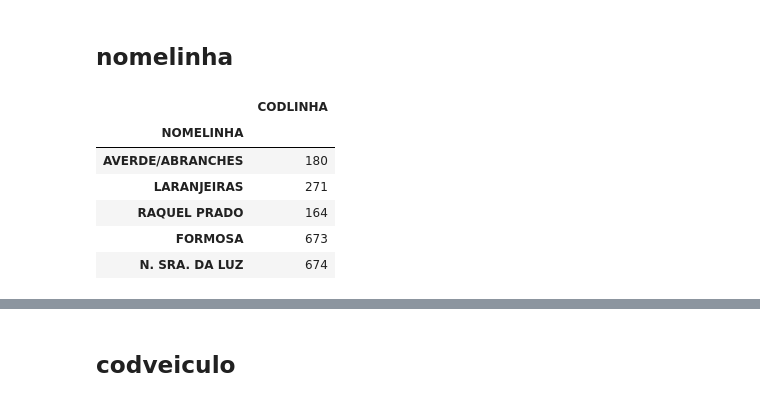
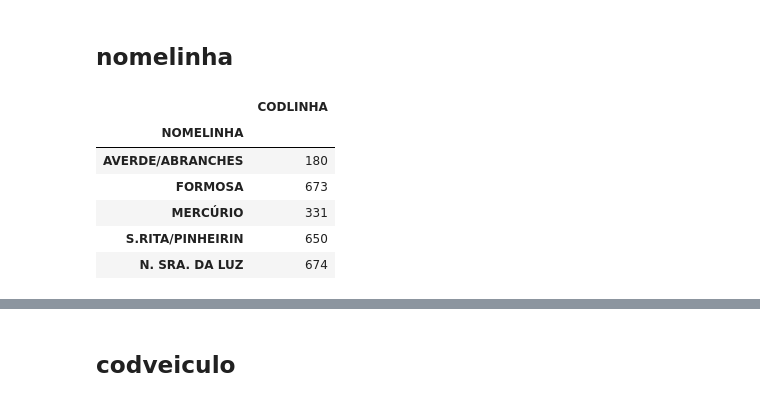
Before and after one commit to Tecnarca/data-quality-analyzer, a Jupyter notebook: Dati-orginali/Conversione file.ipynb, the cells around one changed output, grey strips where cells are left out. Saved outputs shown, nothing was run; the diff lists cells and outputs as text; code cells hidden in the pictures.

```diff
--- a/Dati-orginali/Conversione file.ipynb
+++ b/Dati-orginali/Conversione file.ipynb
@@ -492,15 +492,15 @@ df_dirt.head(10)
 # %% [markdown]
 ## nomelinha
 # %%
-list_linha = pd.read_csv("../csv-aggiuntivi/doc6-2015102521/list_linha.csv", index_col="NOMELINHA")
+list_linha = pd.read_csv("../csv-aggiuntivi/doc5-2015102421/list_linha.csv", index_col="NOMELINHA")
 list_linha.head(5)
 # %% [output]
 |  | CODLINHA |
 | NOMELINHA |  |
 | AVERDE/ABRANCHES | 180 |
-| LARANJEIRAS | 271 |
-| RAQUEL PRADO | 164 |
 | FORMOSA | 673 |
+| MERCÚRIO | 331 |
+| S.RITA/PINHEIRIN | 650 |
 | N. SRA. DA LUZ | 674 |
 # %%
 for i,row in tqdm(df_dirt.iterrows()):
```
Also changed, not shown: parts of 42 cells of this notebook, 4 other files.
